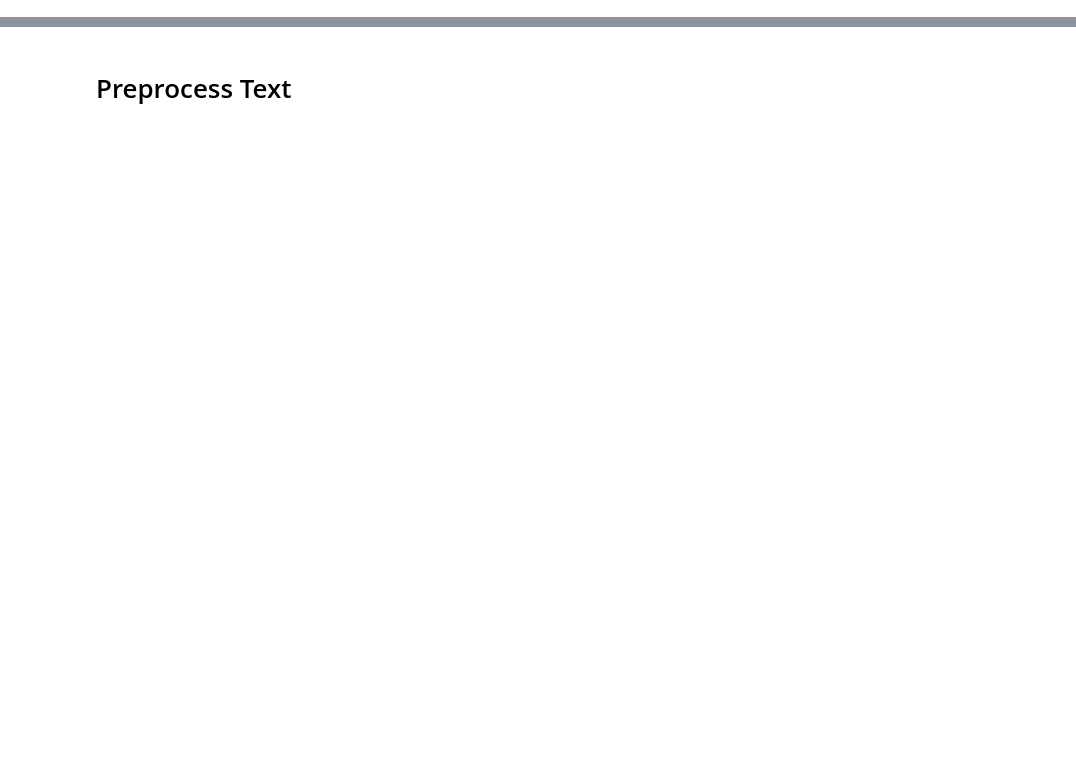
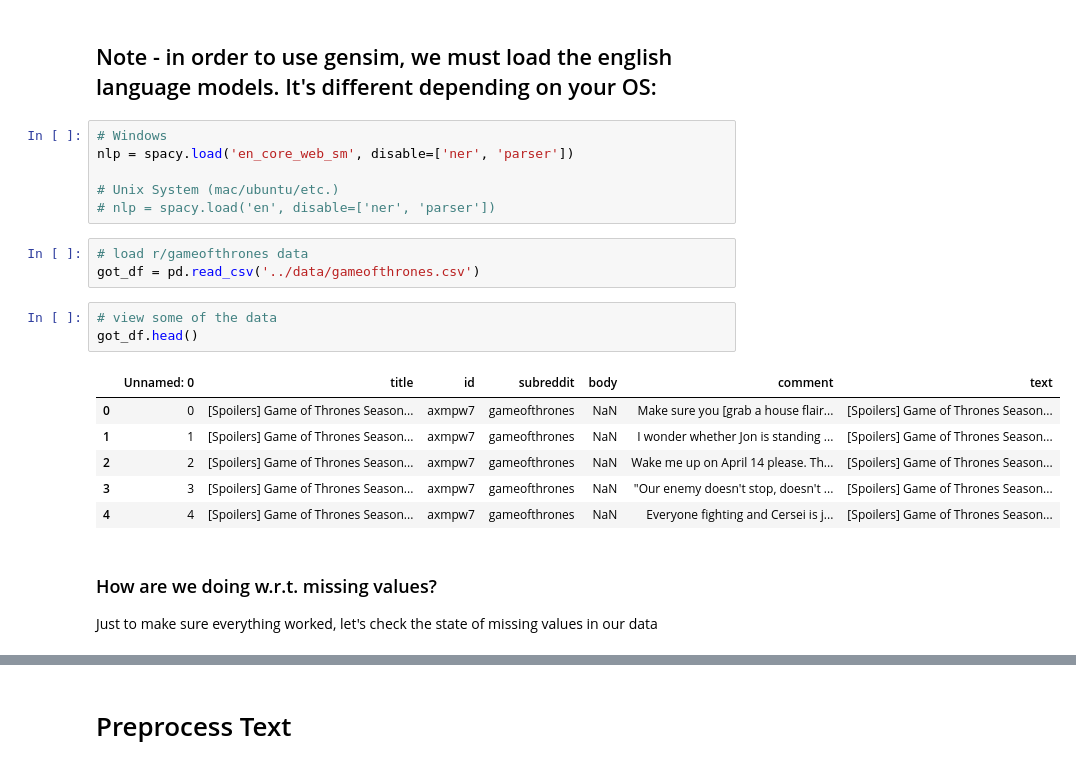
Before and after one commit to jwilber/athenahacks_demo, a Jupyter notebook: notebooks/athenahacks_word2vec.ipynb, the cells around one changed output, grey strips where cells are left out. Saved outputs shown, nothing was run; the diff lists cells and outputs as text; blank space fills up the shorter version.

```diff
--- a/notebooks/athenahacks_word2vec.ipynb
+++ b/notebooks/athenahacks_word2vec.ipynb
@@ -156,0 +11,24 @@ dtype: int64
+# %% [markdown]
+## Note - in order to use gensim, we must load the english language models. It's different depending on your OS:
+# %%
+# Windows
+nlp = spacy.load('en_core_web_sm', disable=['ner', 'parser'])
+
+# Unix System (mac/ubuntu/etc.)
+# nlp = spacy.load('en', disable=['ner', 'parser'])
+# %%
+# load r/gameofthrones data
+got_df = pd.read_csv('../data/gameofthrones.csv')
+# %%
+# view some of the data
+got_df.head()
+# %% [output]
+|  | Unnamed: 0 | title | id | subreddit | body | comment | text |
+| 0 | 0 | [Spoilers] Game of Thrones Season... | axmpw7 | gameofthrones | NaN | Make sure you [grab a house flair... | [Spoilers] Game of Thrones Season... |
+| 1 | 1 | [Spoilers] Game of Thrones Season... | axmpw7 | gameofthrones | NaN | I wonder whether Jon is standing ... | [Spoilers] Game of Thrones Season... |
+| 2 | 2 | [Spoilers] Game of Thrones Season... | axmpw7 | gameofthrones | NaN | Wake me up on April 14 please. Th... | [Spoilers] Game of Thrones Season... |
+| 3 | 3 | [Spoilers] Game of Thrones Season... | axmpw7 | gameofthrones | NaN | "Our enemy doesn't stop, doesn't ... | [Spoilers] Game of Thrones Season... |
+| 4 | 4 | [Spoilers] Game of Thrones Season... | axmpw7 | gameofthrones | NaN | Everyone fighting and Cersei is j... | [Spoilers] Game of Thrones Season... |
+# %% [markdown]
+### How are we doing w.r.t. missing values?
+Just to make sure everything worked, let's check the state of missing values in our data
```
Also changed, not shown: parts of 38 cells of this notebook.
